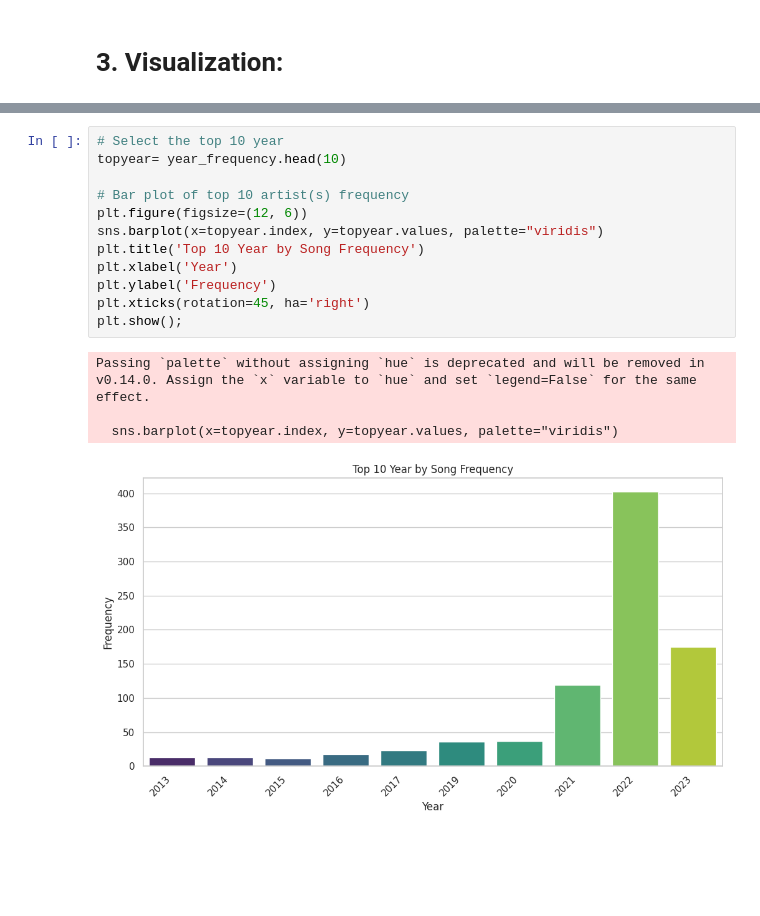
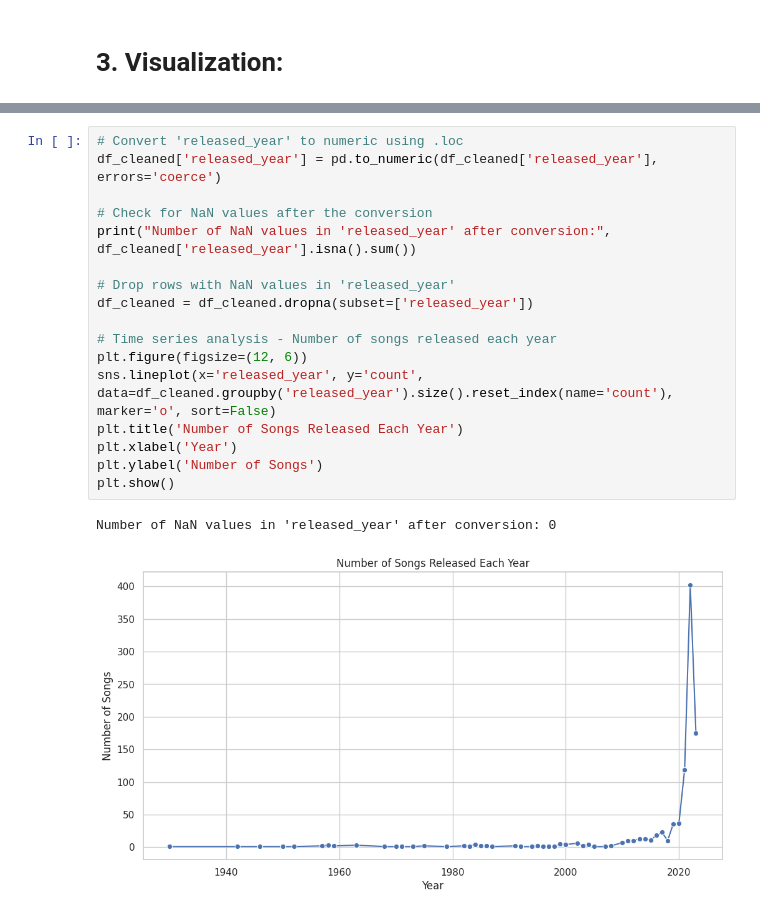
Before and after one commit to hasanahaffendy/STQD6014---Data-Science, a Jupyter notebook: Project2.ipynb, the cells around one changed output, grey strips where cells are left out. Saved outputs shown, nothing was run; the diff lists cells and outputs as text; blank space fills up the shorter version.

```diff
--- a/Project2.ipynb
+++ b/Project2.ipynb
@@ -190,17 +191,20 @@ Passing `palette` without assigning `hue` is deprecated and will be removed in v
-# %%
-# Select the top 10 year
-topyear= year_frequency.head(10)
-
-# Bar plot of top 10 artist(s) frequency
-plt.figure(figsize=(12, 6))
-sns.barplot(x=topyear.index, y=topyear.values, palette="viridis")
-plt.title('Top 10 Year by Song Frequency')
-plt.xlabel('Year')
-plt.ylabel('Frequency')
-plt.xticks(rotation=45, ha='right')
-plt.show();
-# %% [output]
-Passing `palette` without assigning `hue` is deprecated and will be removed in v0.14.0. Assign the `x` variable to `hue` and set `legend=False` for the same effect.
-
-  sns.barplot(x=topyear.index, y=topyear.values, palette="viridis")
-[figure, removed]
+# %%
+# Convert 'released_year' to numeric using .loc
+df_cleaned['released_year'] = pd.to_numeric(df_cleaned['released_year'], errors='coerce')
+
+# Check for NaN values after the conversion
+print("Number of NaN values in 'released_year' after conversion:", df_cleaned['released_year'].isna().sum())
+
+# Drop rows with NaN values in 'released_year'
+df_cleaned = df_cleaned.dropna(subset=['released_year'])
+
+# Time series analysis - Number of songs released each year
+plt.figure(figsize=(12, 6))
+sns.lineplot(x='released_year', y='count', data=df_cleaned.groupby('released_year').size().reset_index(name='count'), marker='o', sort=False)
+plt.title('Number of Songs Released Each Year')
+plt.xlabel('Year')
+plt.ylabel('Number of Songs')
+plt.show()
+# %% [output]
+Number of NaN values in 'released_year' after conversion: 0
+[figure, added]
```
Also changed, not shown: parts of 11 cells of this notebook.
